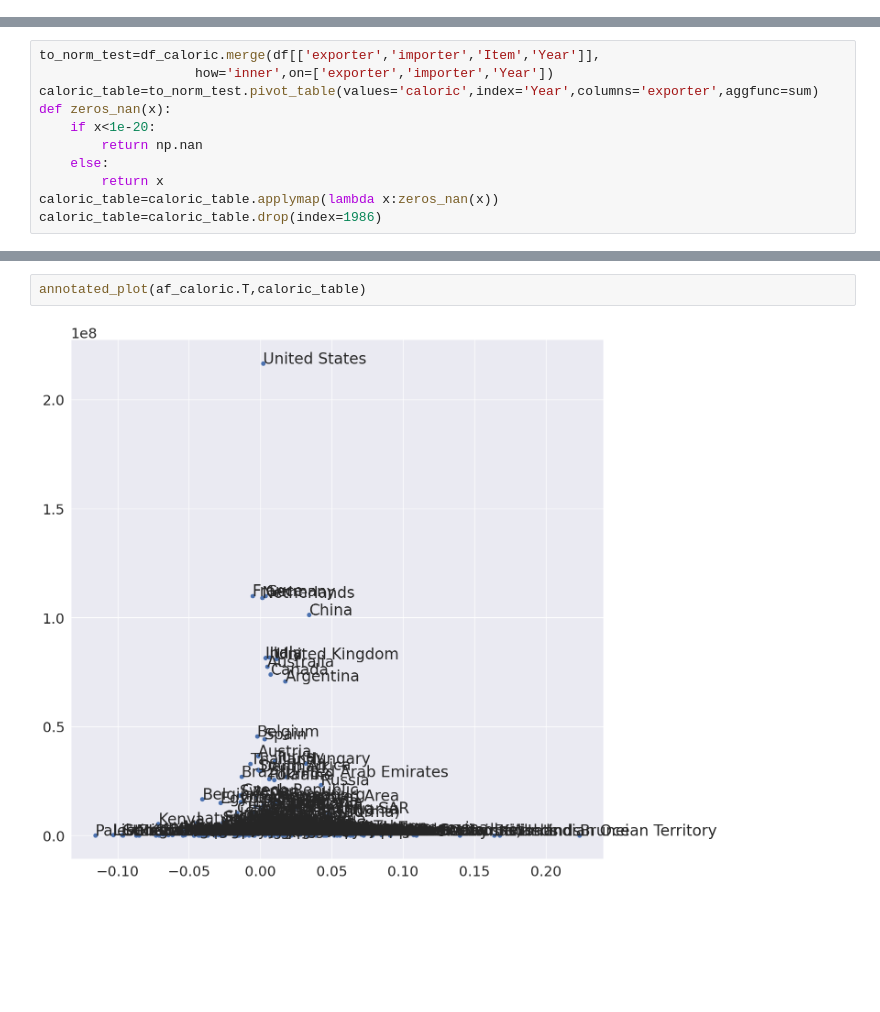
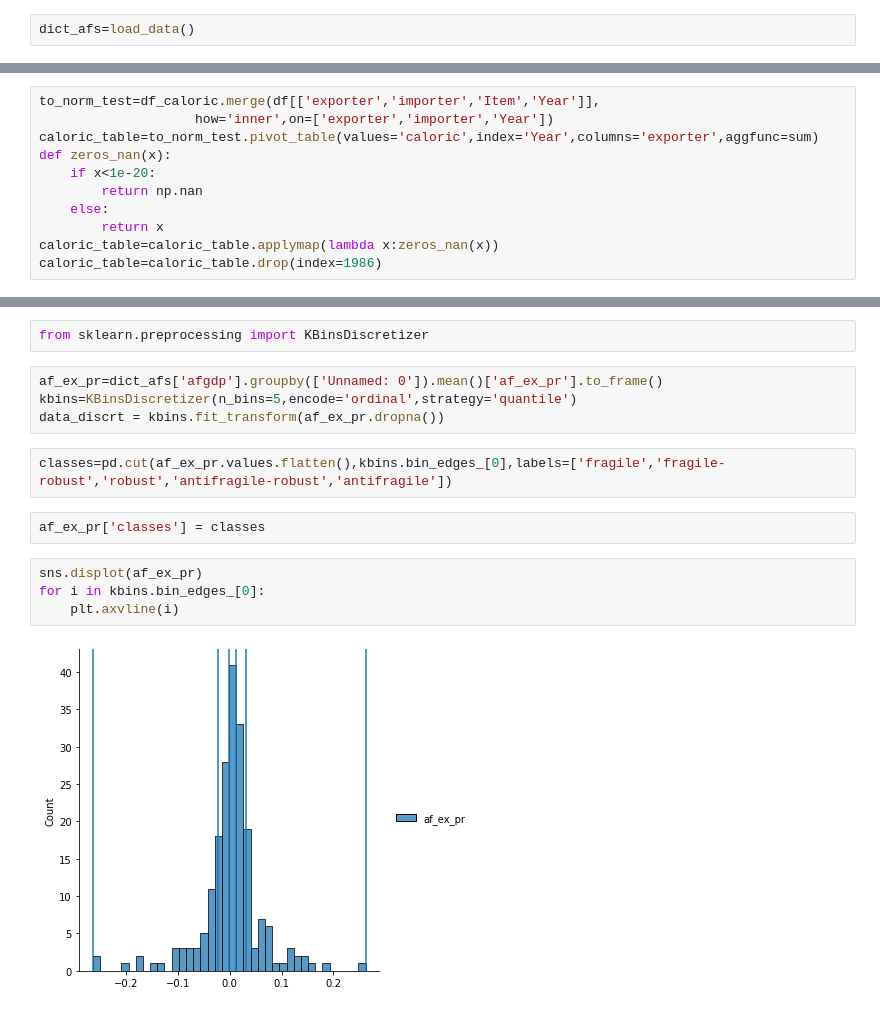
Before and after one commit to RogelioLozano/AOFFTN, a Jupyter notebook: Exploration_V2/pruebas_antifragilidad.ipynb, the cells around one changed output, grey strips where cells are left out. Saved outputs shown, nothing was run; the diff lists cells and outputs as text; blank space fills up the shorter version.

```diff
--- a/Exploration_V2/pruebas_antifragilidad.ipynb
+++ b/Exploration_V2/pruebas_antifragilidad.ipynb
@@ -51,3 +26,5 @@ dict_afs = {'af':af,'af_caloric':af_caloric,'af_gdp':af_gdp,'af_pop':af_pop}
+# %%
+dict_afs=load_data()
 # %%
 #### Total imports value - tot_imp_v
 tot_imp_vl=df[df.Element=='Import Value'].groupby('importer')['Value'].sum() # compute total imports value
@@ -181,4 +135,16 @@ annotated_plot(af_gdp.T,caloric_table)
-# %%
-annotated_plot(af_caloric.T,caloric_table)
-# %% [output]
-[figure, removed]
+# %%
+from sklearn.preprocessing import KBinsDiscretizer
+# %%
+af_ex_pr=dict_afs['afgdp'].groupby(['Unnamed: 0']).mean()['af_ex_pr'].to_frame()
+kbins=KBinsDiscretizer(n_bins=5,encode='ordinal',strategy='quantile')
+data_discrt = kbins.fit_transform(af_ex_pr.dropna())
+# %%
+classes=pd.cut(af_ex_pr.values.flatten(),kbins.bin_edges_[0],labels=['fragile','fragile-robust','robust','antifragile-robust','antifragile'])
+# %%
+af_ex_pr['classes'] = classes
+# %%
+sns.displot(af_ex_pr)
+for i in kbins.bin_edges_[0]:
+    plt.axvline(i)
+# %% [output]
+[figure, added]
```
Also changed, not shown: parts of 6 cells of this notebook, 7 other files.
